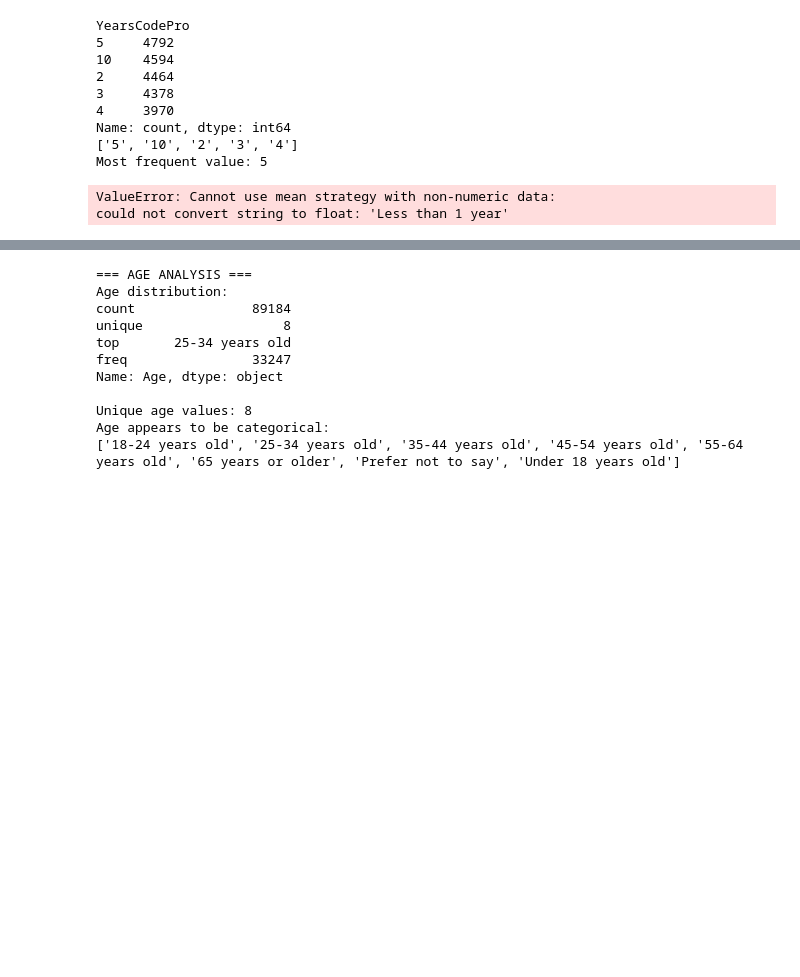
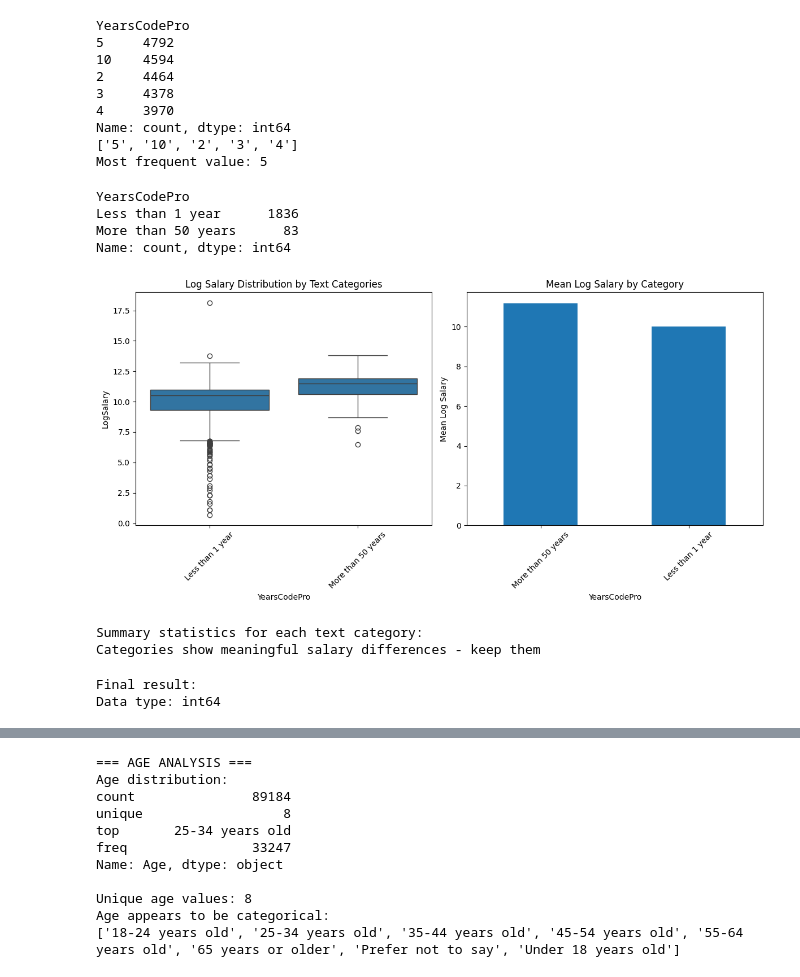
Before and after one commit to hasn77/Stack-Overflow-Survey-Dataset-Model, a Jupyter notebook: getting_started.ipynb, the cells around one changed output, grey strips where cells are left out. Drawn from its saved outputs; the diff is of its cells as text; code cells hidden in the pictures; blank space fills up the shorter version.

```diff
--- a/getting_started.ipynb
+++ b/getting_started.ipynb
@@ -562,0 +542,51 @@ features['YearsCodePro']
+# %%
+# Look for values containing specific words
+text_mask = features['YearsCodePro'].str.contains('year|than|less|more', case=False, na=False)
+text_values = features[text_mask]['YearsCodePro']
+print(text_values.value_counts())
+# %% [output]
+YearsCodePro
+Less than 1 year      1836
+More than 50 years      83
+Name: count, dtype: int64
+# %%
+import matplotlib.pyplot as plt
+import seaborn as sns
+
+# First, get the text values using method 3
+text_mask = features['YearsCodePro'].str.contains('year|than|less|more', case=False, na=False)
+text_data = features[text_mask]
+
+# Visualization 1: Box plot to compare distributions
+plt.figure(figsize=(12, 6))
+plt.subplot(1, 2, 1)
+sns.boxplot(data=text_data, x='YearsCodePro', y='LogSalary')
+plt.title('Log Salary Distribution by Text Categories')
+plt.xticks(rotation=45)
+
+# Visualization 2: Bar plot showing mean log salary for each category
+plt.subplot(1, 2, 2)
+mean_salaries = text_data.groupby('YearsCodePro')['LogSalary'].mean().sort_values(ascending=False)
+mean_salaries.plot(kind='bar')
+plt.title('Mean Log Salary by Category')
+plt.ylabel('Mean Log Salary')
+plt.xticks(rotation=45)
+
+plt.tight_layout()
+plt.show()
+
+# Get summary statistics
+print("Summary statistics for each text category:")
+summary = text_data.groupby('YearsCodePro')['LogSalary'].agg(['count', 'mean', 'std'])
+print
+
+# If you want to drop them based on analysis:
+if summary['mean'].std() < 0.1:  # Small variation between categories
+    print("Categories show little salary difference - consider dropping")
+    features_cleaned = features[~text_mask]  # Remove text values
+else:
+    print("Categories show meaningful salary differences - keep them")
+# %% [output]
+[figure, added]
+Summary statistics for each text category:
+Categories show meaningful salary differences - keep them
@@ -563,12 +608,24 @@ features['YearsCodePro']
 # %%
+# Ref in Journal.
+
+# Inputing YearsCodePro to handle 20000+ missing values that are required to convert it to 'int' type for further analysis.
+
 from sklearn.impute import SimpleImputer
 
-mean_imputer = SimpleImputer(strategy='mean')
+# Step 1: Convert to numeric, coercing errors to NaN
+features['YearsCodePro'] = pd.to_numeric(features['YearsCodePro'], errors='coerce')
 
-imputed_yearscodepro = mean_imputer.fit(features['YearsCodePro'])
+imputer = SimpleImputer(strategy='median')
+
+features['YearsCodePro'] = imputer.fit_transform(features[['YearsCodePro']]).flatten()
+
+features['YearsCodePro'] = features['YearsCodePro'].astype(int)
+
+print("Final result:")
+print("Data type:", features['YearsCodePro'].dtype)
 # %% [output]
-ValueError: Cannot use mean strategy with non-numeric data:
-could not convert string to float: 'Less than 1 year'
+Final result:
+Data type: int64
 # %%
 # Step 9: YearsCodePro Salary Analysis
 years_salary = features.groupby('YearsCodePro')['LogSalary'].agg(['count', 'mean', 'std']).round(2)
```
Also changed, not shown: parts of 30 cells of this notebook, 1 other file.
